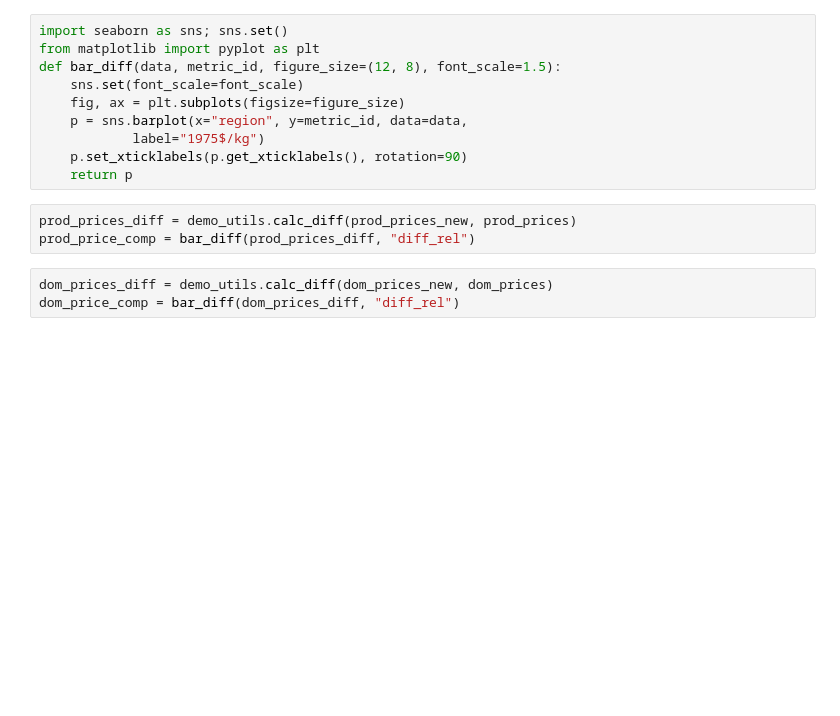
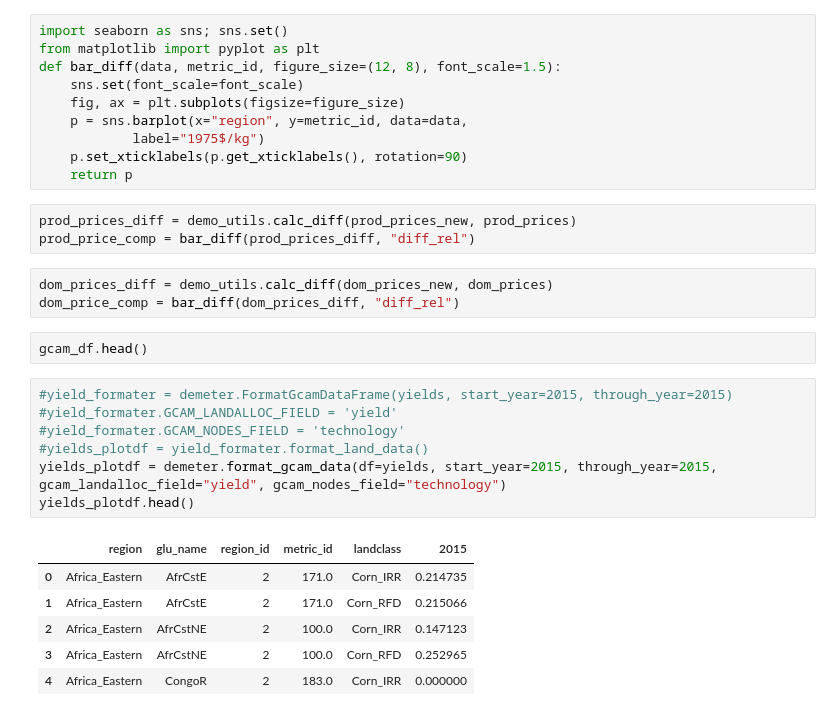
Before and after one commit to JGCRI/gcam_demeter_clinic, a Jupyter notebook: notebooks/gcam_demeter_demo.ipynb, the cells around one changed output. Saved outputs shown, nothing was run; the diff lists cells and outputs as text; blank space fills up the shorter version.

```diff
--- a/notebooks/gcam_demeter_demo.ipynb
+++ b/notebooks/gcam_demeter_demo.ipynb
@@ -309,3 +406,19 @@ prod_price_comp = bar_diff(prod_prices_diff, "diff_rel")
 # %%
 dom_prices_diff = demo_utils.calc_diff(dom_prices_new, dom_prices)
 dom_price_comp = bar_diff(dom_prices_diff, "diff_rel")
+# %%
+gcam_df.head()
+# %%
+#yield_formater = demeter.FormatGcamDataFrame(yields, start_year=2015, through_year=2015)
+#yield_formater.GCAM_LANDALLOC_FIELD = 'yield'
+#yield_formater.GCAM_NODES_FIELD = 'technology'
+#yields_plotdf = yield_formater.format_land_data()
+yields_plotdf = demeter.format_gcam_data(df=yields, start_year=2015, through_year=2015, gcam_landalloc_field="yield", gcam_nodes_field="technology")
+yields_plotdf.head()
+# %% [output]
+|  | region | glu_name | region_id | metric_id | landclass | 2015 |
+| 0 | Africa_Eastern | AfrCstE | 2 | 171.0 | Corn_IRR | 0.214735 |
+| 1 | Africa_Eastern | AfrCstE | 2 | 171.0 | Corn_RFD | 0.215066 |
+| 2 | Africa_Eastern | AfrCstNE | 2 | 100.0 | Corn_IRR | 0.147123 |
+| 3 | Africa_Eastern | AfrCstNE | 2 | 100.0 | Corn_RFD | 0.252965 |
+| 4 | Africa_Eastern | CongoR | 2 | 183.0 | Corn_IRR | 0.000000 |
```
Also changed, not shown: parts of 18 cells of this notebook.
